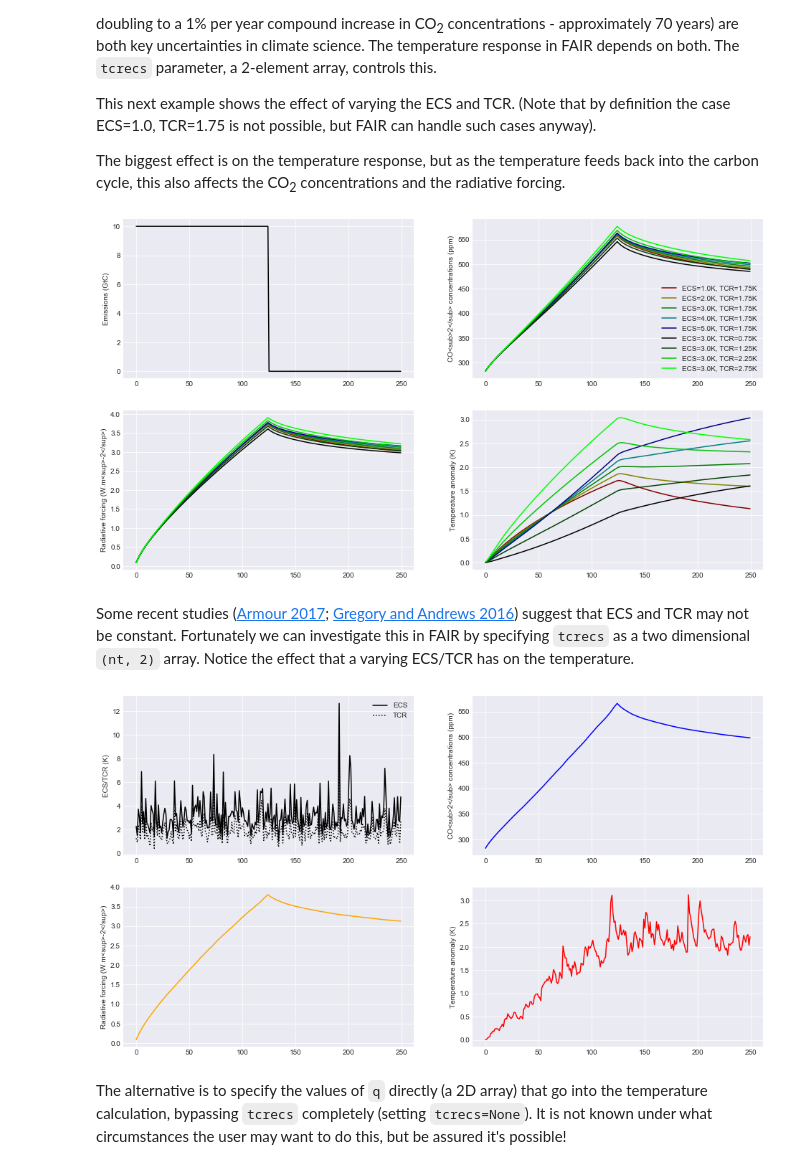
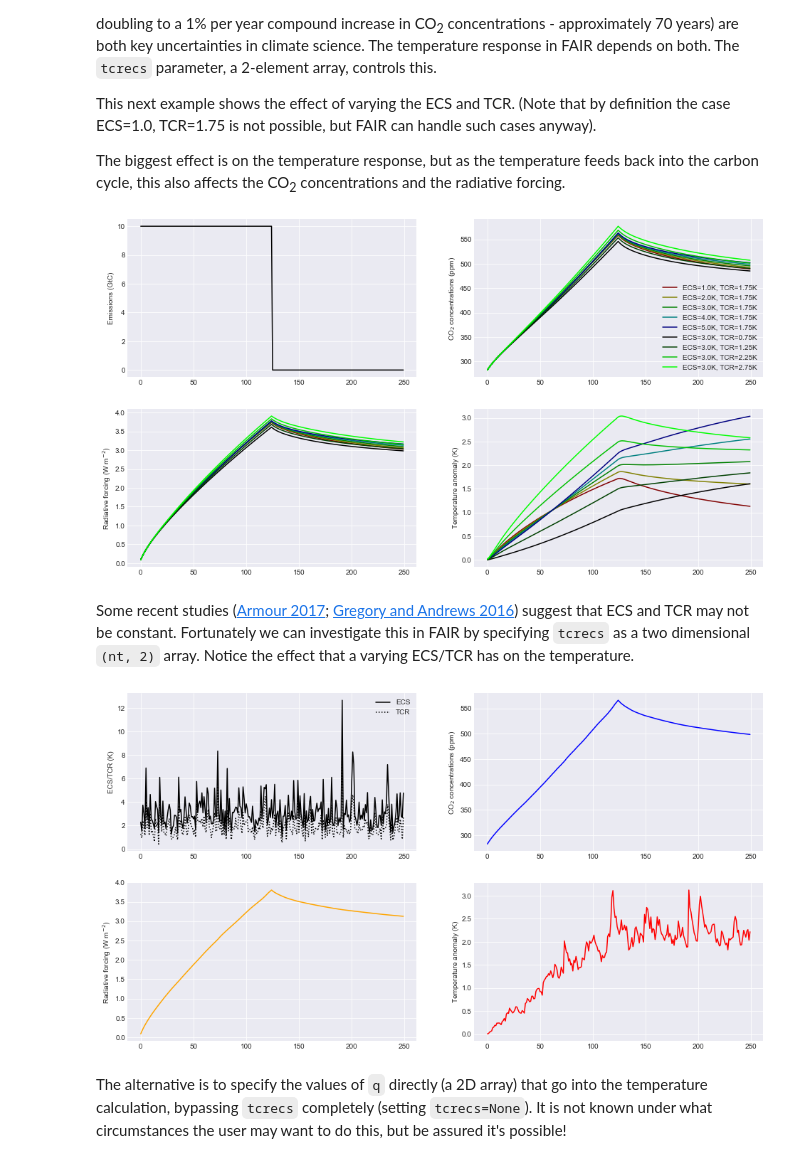
Before and after one commit to OMS-NetZero/FAIR, a Jupyter notebook: docs/examples.ipynb, the cells around one changed output. Cells and saved outputs as stored; diff of their text form; code cells hidden in the pictures.

```diff
--- a/docs/examples.ipynb
+++ b/docs/examples.ipynb
@@ -268,14 +268,14 @@ for i in range(nrun):
     )
 
     ax2.plot(range(0, emissions.size), C[:,i], color=colors[i], label='ECS=%3.1fK, TCR=%4.2fK' % (ecs[i], tcr[i]))
-    ax2.set_ylabel('CO<sub>2</sub> concentrations (ppm)')
+    ax2.set_ylabel('CO$_2$ concentrations (ppm)')
     ax3.plot(range(0, emissions.size), F[:,i], color=colors[i])
-    ax3.set_ylabel('Radiative forcing (W.m<sup>-2</sup>)')
+    ax3.set_ylabel('Radiative forcing (W m$^{-2}$)')
     ax4.plot(range(0, emissions.size), T[:,i], color=colors[i])
     ax4.set_ylabel('Temperature anomaly (K)');
 ax2.legend();
 # %% [output]
-[figure, old version]
+[figure, new version]
 # %% [markdown]
 Some recent studies ([Armour 2017](https://www.nature.com/articles/nclimate3278); [Gregory and Andrews 2016](http://onlinelibrary.wiley.com/doi/10.1002/2016GL068406/abstract)) suggest that ECS and TCR may not be constant. Fortunately we can investigate this in FAIR by specifying `tcrecs` as a two dimensional `(nt, 2)` array. Notice the effect that a varying ECS/TCR has on the temperature.
 # %%
@@ -285,36 +285,36 @@ from scipy.stats import lognorm, truncnorm
 ecs = lognorm.rvs(0.4, size=250, scale=3, random_state=299)
 
 # define TCR in terms of a realised warming fraction
 rwf = truncnorm.rvs(-3, 3, loc=0.6, scale=0.1, size=250, random_state=301)
 tcr = rwf*ecs
 
 emissions = np.zeros(250)
 emissions[:125] = 10.0
 
 C,F,T = fair.forward.fair_scm(
     emissions=emissions,
     useMultigas=False,
     tcrecs=np.vstack([tcr, ecs]).T,
 )
 
 # plot the output
 fig = plt.figure()
 ax1 = fig.add_subplot(221)
 ax1.plot(range(0, emissions.size), ecs, color='black', label='ECS')
 ax1.plot(range(0, emissions.size), tcr, color='black', ls=':', label='TCR')
 ax1.legend()
 ax1.set_ylabel('ECS/TCR (K)')
 ax2 = fig.add_subplot(222)
 ax2.plot(range(0, emissions.size), C, color='blue')
-ax2.set_ylabel('CO<sub>2</sub> concentrations (ppm)')
+ax2.set_ylabel('CO$_2$ concentrations (ppm)')
 ax3 = fig.add_subplot(223)
 ax3.plot(range(0, emissions.size), F, color='orange')
-ax3.set_ylabel('Radiative forcing (W.m<sup>-2</sup>)')
+ax3.set_ylabel('Radiative forcing (W m$^{-2}$)')
 ax4 = fig.add_subplot(224)
 ax4.plot(range(0, emissions.size), T, color='red')
 ax4.set_ylabel('Temperature anomaly (K)');
 # %% [output]
-[figure, old version]
+[figure, new version]
 # %% [markdown]
 The alternative is to specify the values of `q` directly (a 2D array) that go into the temperature calculation, bypassing `tcrecs` completely (setting `tcrecs=None`). It is not known under what circumstances the user may want to do this, but be assured it's possible!
 # %%
```
Also changed, not shown: parts of 10 cells of this notebook, 36 other files.
